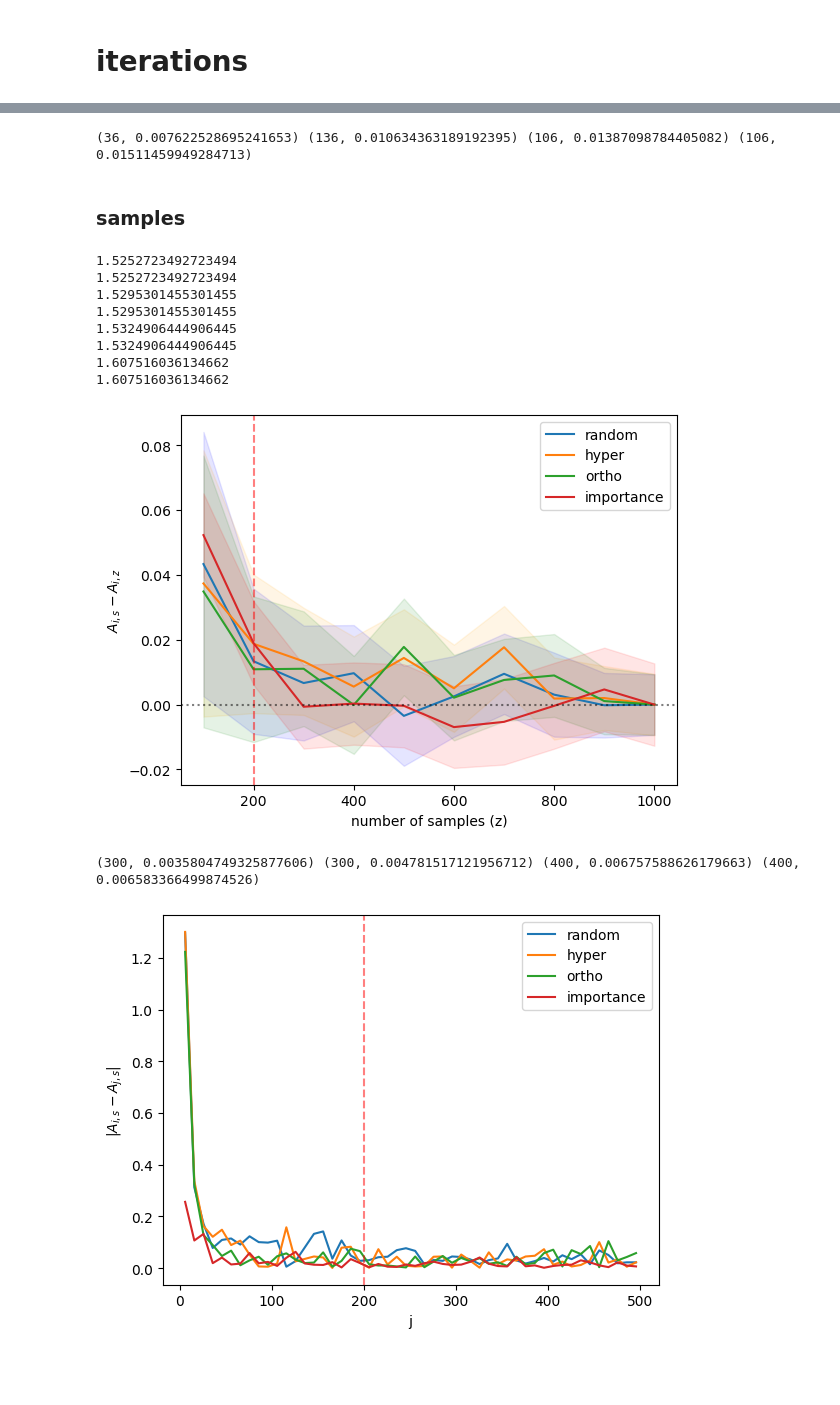
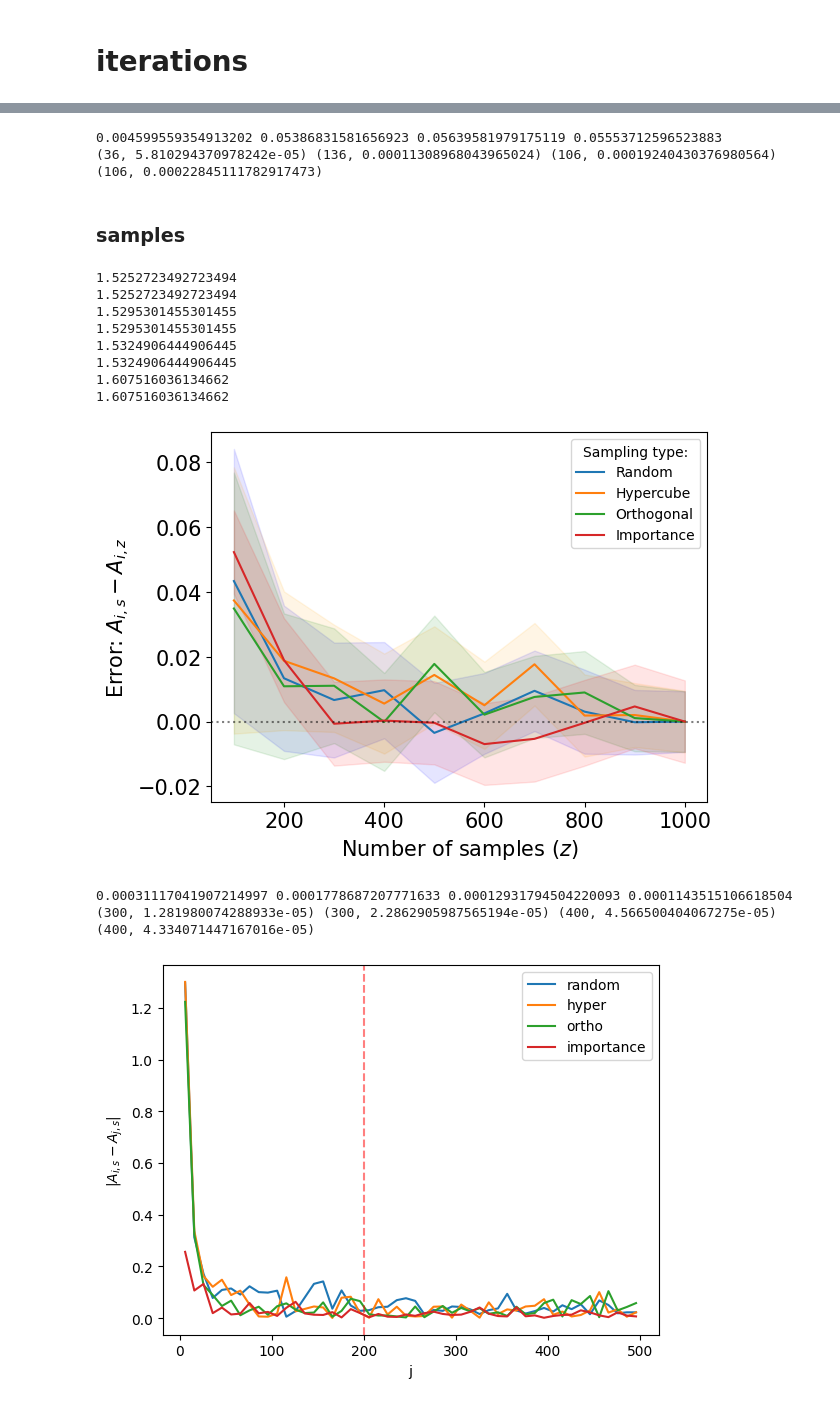
Before and after one commit to sachagijsbers/stochastic_1, a Jupyter notebook: importance_sampling_code.ipynb, the cells around one changed output, grey strips where cells are left out. Cells and saved outputs as stored; diff of their text form; code cells hidden in the pictures; blank space fills up the shorter version.

Commit message:
graph changes and variance

```diff
--- a/importance_sampling_code.ipynb
+++ b/importance_sampling_code.ipynb
@@ -431,16 +432,18 @@ def convergence_point(total_sample, j_list, l, u):
     while sample[0] > u or sample[0] < l:
         sample.pop(0)
     j = j_list[len(total_sample)-len(sample)]
-    return j, np.sqrt(statistics.variance(sample))
+    return j, statistics.variance(sample)
 
 conv_point_imp_i = convergence_point(meani, j_list_imp, ui[-1],li[-1])
 conv_point_rand_i = convergence_point(meanr, j_list_random, ur[-1],lr[-1])
 conv_point_hyp_i = convergence_point(meanh, j_list_imp, uh[-1],lh[-1])
 conv_point_orth_i = convergence_point(meano, j_list_imp, uo[-1],lo[-1])
 
+print(statistics.variance(meani),statistics.variance(meanr),statistics.variance(meanh),statistics.variance(meano))
 print(conv_point_imp_i,conv_point_rand_i,conv_point_hyp_i,conv_point_orth_i)
 # %% [output]
-(36, 0.007622528695241653) (136, 0.010634363189192395) (106, 0.01387098784405082) (106, 0.01511459949284713)
+0.004599559354913202 0.05386831581656923 0.05639581979175119 0.05553712596523883
+(36, 5.810294370978242e-05) (136, 0.00011308968043965024) (106, 0.00019240430376980564) (106, 0.00022845111782917473)
 # %% [markdown]
 ### samples
 # %%
@@ -463,50 +466,53 @@ z_list_imp, diffs_imp, std_list_imp, area_runs_list_imp, total_imp = sampling_di
 # %%
 meanr, lr, ur = confidence_intervals_95_area_runs(area_runs_list_random, total_random, importance=True)
 meanh, lh, uh = confidence_intervals_95_area_runs(area_runs_list_hyper, total_hyper, importance=True)
 meano, lo, uo = confidence_intervals_95_area_runs(area_runs_list_ortho, total_ortho, importance=True)
 meani, li, ui = confidence_intervals_95_area_runs(area_runs_list_imp, total_imp)
 
 
-plt.plot(z_list_random, meanr, label = f"random")
+plt.plot(z_list_random, meanr, label = f"Random")
 plt.fill_between(z_list_random, lr, ur, color='b', alpha=.1)
 # plt.show()
-plt.plot(z_list_hyper, meanh, label = f"hyper")
+plt.plot(z_list_hyper, meanh, label = f"Hypercube")
 plt.fill_between(z_list_hyper, lh, uh, color='orange', alpha=.1)
 # plt.show()
 
-plt.plot(z_list_ortho, meano, label = f"ortho")
+plt.plot(z_list_ortho, meano, label = f"Orthogonal")
 plt.fill_between(z_list_ortho, lo, uo, color='green', alpha=.1)
 # plt.show()
-plt.plot(z_list_imp, meani, label = f"importance")
+plt.plot(z_list_imp, meani, label = f"Importance")
 plt.fill_between(z_list_imp, li, ui, color='red', alpha=.1)
 # plt.show()
-plt.legend()
-plt.ylabel('$A_{i,s} - A_{i,z}$')
-plt.xlabel('number of samples (z)')
+plt.legend(title = "Sampling type:")
+plt.ylabel('Error: $A_{i,s} - A_{i,z}$',fontsize=15)
+plt.xlabel('Number of samples ($z$)',fontsize=15)
+plt.tick_params(labelsize=15)
 # plt.ylim(-0.5,0.5)
 # plt.xlim(0, 300)
-plt.axvline(x = 200, color = 'red', linestyle = '--', alpha = 0.5)
+# plt.axvline(x = 200, color = 'red', linestyle = '--', alpha = 0.5)
 plt.axhline(y = 0, color = 'black', linestyle = ':', alpha = 0.5)
 plt.show()
 # %% [output]
 1.5252723492723494
 1.5252723492723494
 1.5295301455301455
 1.5295301455301455
 1.5324906444906445
 1.5324906444906445
 1.607516036134662
 1.607516036134662
-[figure, old version]
+[figure, new version]
 # %%
 conv_point_imp_s = convergence_point(meani, z_list_imp, ui[-1],li[-1])
 conv_point_rand_s = convergence_point(meanr, z_list_random, ur[-1],lr[-1])
 conv_point_hyp_s = convergence_point(meanh, z_list_imp, uh[-1],lh[-1])
 conv_point_orth_s = convergence_point(meano, z_list_imp, uo[-1],lo[-1])
 
+print(statistics.variance(meani),statistics.variance(meanr),statistics.variance(meanh),statistics.variance(meano))
 print(conv_point_imp_s,conv_point_rand_s,conv_point_hyp_s,conv_point_orth_s)
 # %% [output]
-(300, 0.0035804749325877606) (300, 0.004781517121956712) (400, 0.006757588626179663) (400, 0.006583366499874526)
+0.00031117041907214997 0.0001778687207771633 0.00012931794504220093 0.0001143515106618504
+(300, 1.281980074288933e-05) (300, 2.2862905987565194e-05) (400, 4.566500404067275e-05) (400, 4.334071447167016e-05)
 # %%
 # Sizes and fixed sizes of iterations and samples
 samples = 1001
```
Also changed, not shown: parts of 2 cells of this notebook, 2 other files.
